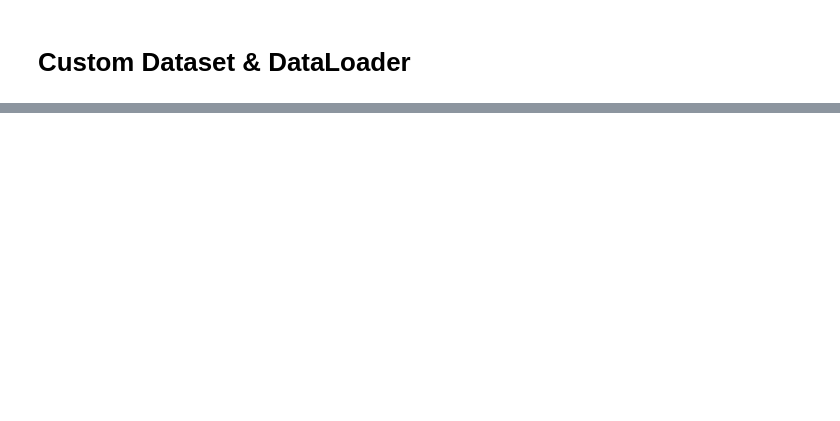
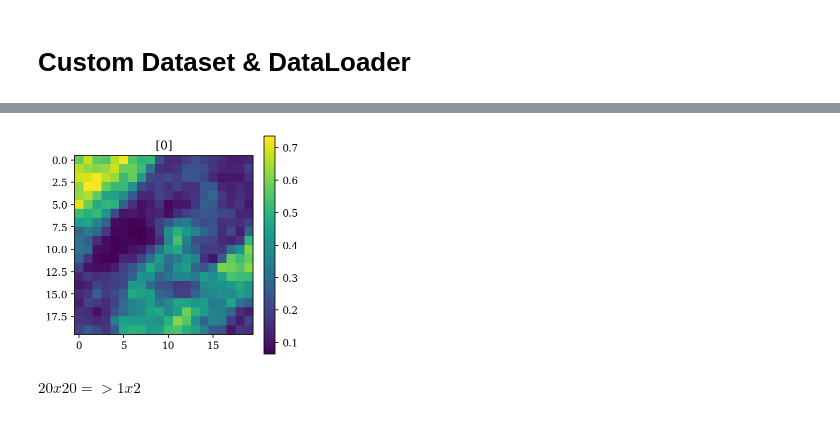
Before and after one commit to stockeh/goes-clustering-study, a Jupyter notebook: kmeans-autoencoder/notebooks/data-analysis.ipynb, the cells around one changed output, grey strips where cells are left out. Saved outputs shown, nothing was run; the diff lists cells and outputs as text; code cells hidden in the pictures; blank space fills up the shorter version.

```diff
--- a/kmeans-autoencoder/notebooks/data-analysis.ipynb
+++ b/kmeans-autoencoder/notebooks/data-analysis.ipynb
@@ -152,4 +180,4 @@ TypeError: 'NoneType' object is not subscriptable
 # %%
-filename = volume + '/eastpac/eastpac_goes16_2017_308_1840.nc'
-data = rr.read_region(filename, channels=False, geo=False, retrievals=True)
-data['tau'].reshape(1,-1).shape, data['reff'].reshape(1,-1).shape
+filename = volume + '/eastpac/eastpac2_goes16_2017_317_1745.nc'
+cData = rr.read_region(filename, channels=True, geo=False, retrievals=True)
+X, T = cData['c00'], np.array(cData['ctype'])
@@ -158,4 +183,0 @@ FileNotFoundError: [Errno 2] No such file or directory: b'../data/eastpac/eastpa
-# %%
-n = 0
-ch = 0
-X = train_loader.dataset[n][[1,2],...]
@@ -193,0 +184,4 @@ tensor([[[True, True, True,  ..., True, True, True],
+# %%
+X = np.expand_dims(np.moveaxis(X, 2, 0), axis=0)
+X = square_data(X)
+X = normalize(X)[0, ...]
@@ -193,0 +191,4 @@ tensor([[[True, True, True,  ..., True, True, True],
+# %%
+i = 100
+T = T[i:i+20,i:i+20]
+T
@@ -193,0 +219,8 @@ tensor([[[True, True, True,  ..., True, True, True],
+# %%
+ch = 0
+X = X[ch:ch+1,i:i+20,i:i+20]
+save_1(X, '', f'[{ch}]')
+# %% [output]
+[figure, added]
+# %% [markdown]
+$20x20 => 1x2$
```
Also changed, not shown: parts of 22 cells of this notebook, 7 other files.
